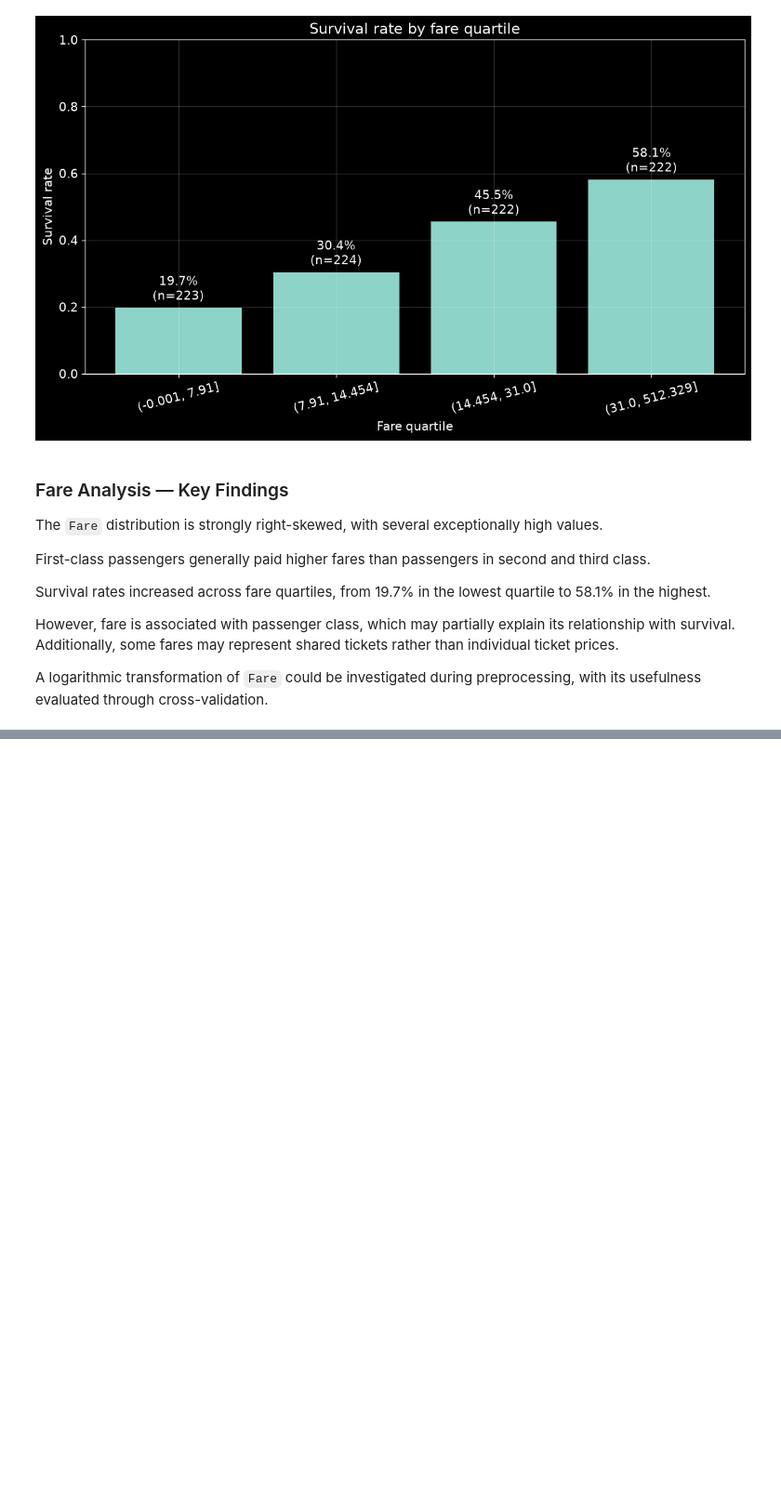
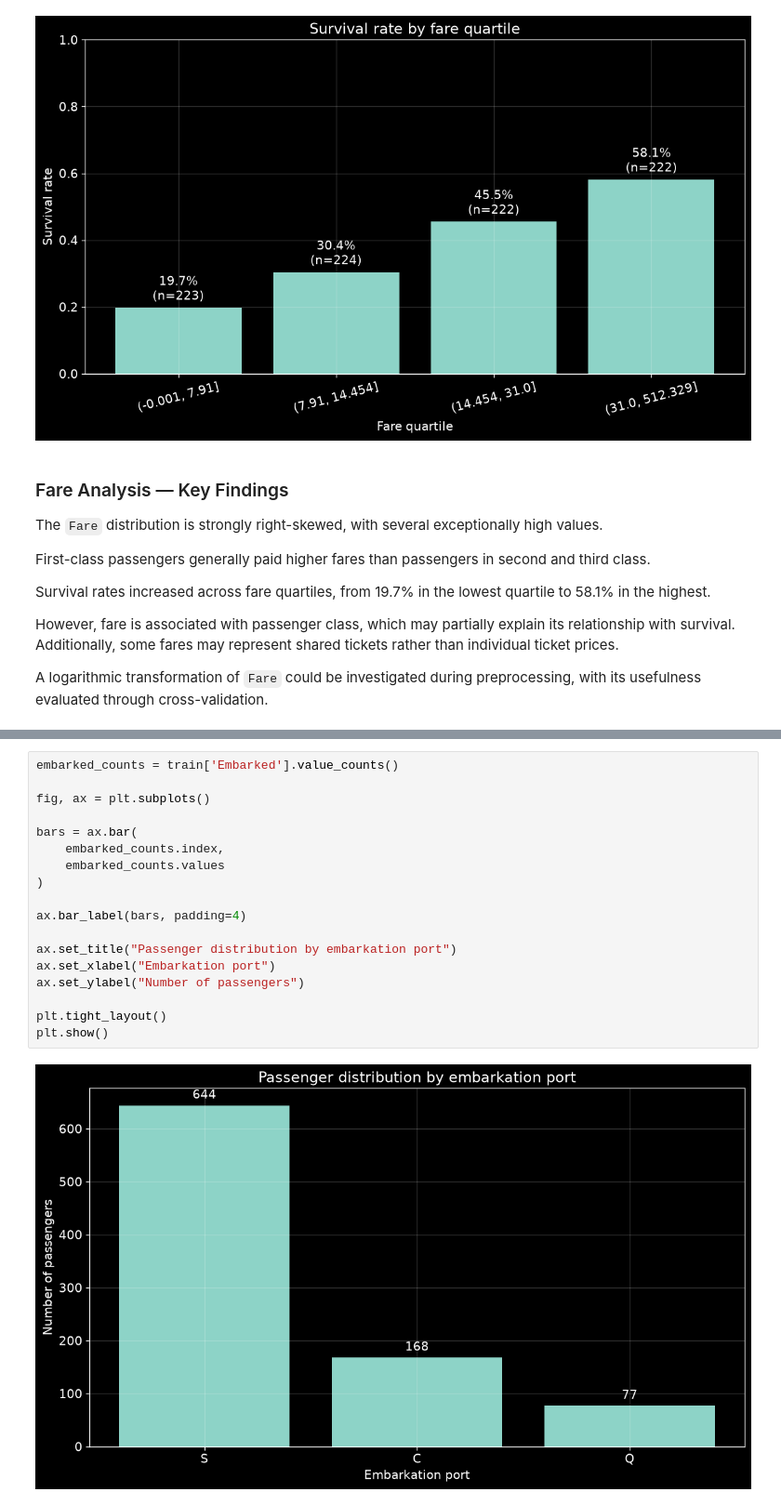
Before and after one commit to eruLawliettt/titanic-ml, a Jupyter notebook: notebooks/01_eda.ipynb, the cells around one changed output, grey strips where cells are left out. Shown at 93% size. Cells and saved outputs as stored; diff of their text form; blank space fills up the shorter version.

```diff
--- a/notebooks/01_eda.ipynb
+++ b/notebooks/01_eda.ipynb
@@ -635,0 +650,20 @@ A logarithmic transformation of `Fare` could be investigated during preprocessin
+# %%
+embarked_counts = train['Embarked'].value_counts()
+
+fig, ax = plt.subplots()
+
+bars = ax.bar(
+    embarked_counts.index,
+    embarked_counts.values
+)
+
+ax.bar_label(bars, padding=4)
+
+ax.set_title("Passenger distribution by embarkation port")
+ax.set_xlabel("Embarkation port")
+ax.set_ylabel("Number of passengers")
+
+plt.tight_layout()
+plt.show()
+# %% [output]
+[figure, added]
```
Also changed, not shown: parts of 26 cells of this notebook, 3 other files.
